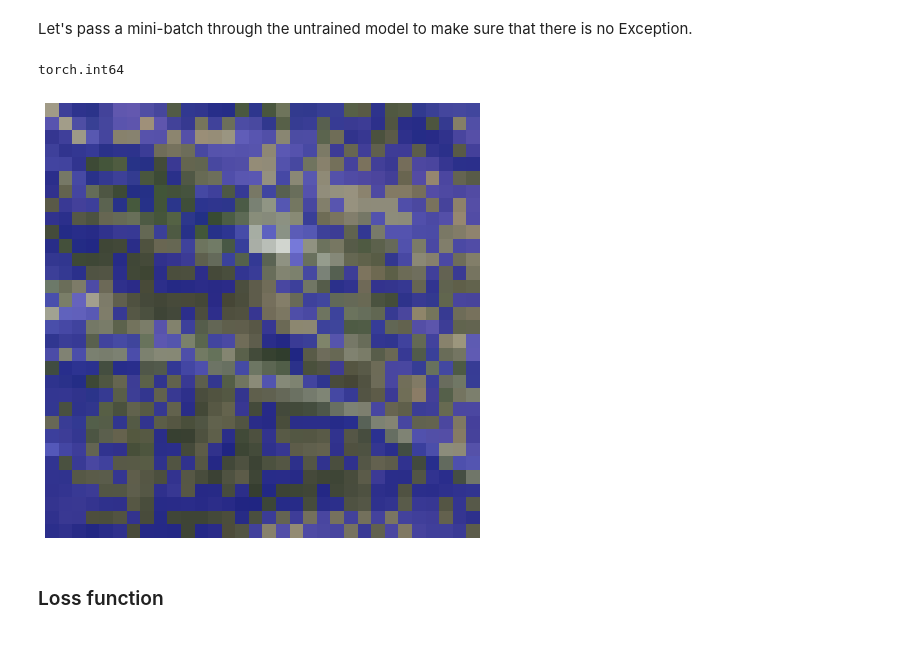
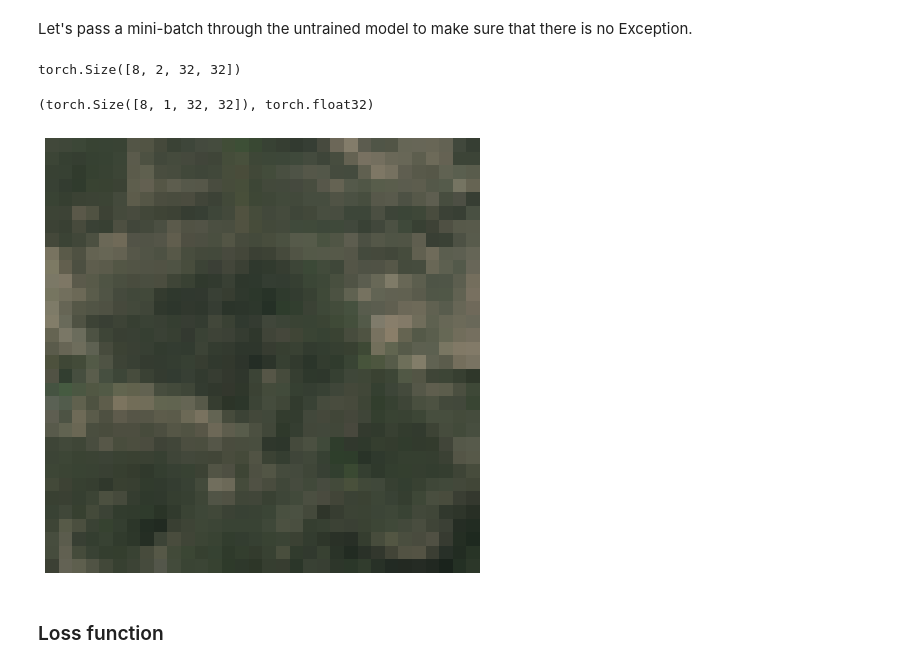
Before and after one commit to qAp/xview2comp, a Jupyter notebook: 02_model.ipynb, the cells around one changed output. Drawn from its saved outputs; the diff is of its cells as text; code cells hidden in the pictures.

```diff
--- a/02_model.ipynb
+++ b/02_model.ipynb
@@ -46,7 +46,7 @@ sd = SplitData.split_by_random(il, val_pct=.1)
 
 ytfms = [ResizeFixed(sz, resample=PIL.Image.NEAREST), to_byte_tensor, to_float_tensor]
 ll = label_by_func(sd, img2bmask_fpath, listtype=ImageList, tfms=ytfms)
-data = ll.to_databunch(bs, num_workers=4)
+data = ll.to_databunch(bs, num_workers=0)
 # %% [output]
 5598
 # %%
@@ -65,14 +73,21 @@ show_sample(x[1], mas=y[1], figsize=(8, 8))
 Let's pass a mini-batch through the untrained model to make sure that there is no Exception.
 # %%
 pred = model(x)
-# %%
-pred.argmax(1)[1][None,...].dtype
-# %% [output]
-torch.int64
+# %%
+pred.shape
+# %% [output]
+torch.Size([8, 2, 32, 32])
+# %%
+def pred2mask(pred): return pred.argmax(dim=1)[:,None,...].float()
+# %%
+predmask = pred2mask(pred)
+predmask.shape, predmask.dtype
+# %% [output]
+(torch.Size([8, 1, 32, 32]), torch.float32)
 # %%
-show_sample(x[1], mas=pred.argmax(dim=1)[1][None,...].float(), figsize=(8, 8))
+show_sample(x[1], mas=predmask[1], figsize=(8, 8))
 # %% [output]
-[figure, old version]
+[figure, new version]
 # %% [markdown]
 ### Loss function
 # %% [markdown]
```
Also changed, not shown: parts of 33 cells of this notebook.
